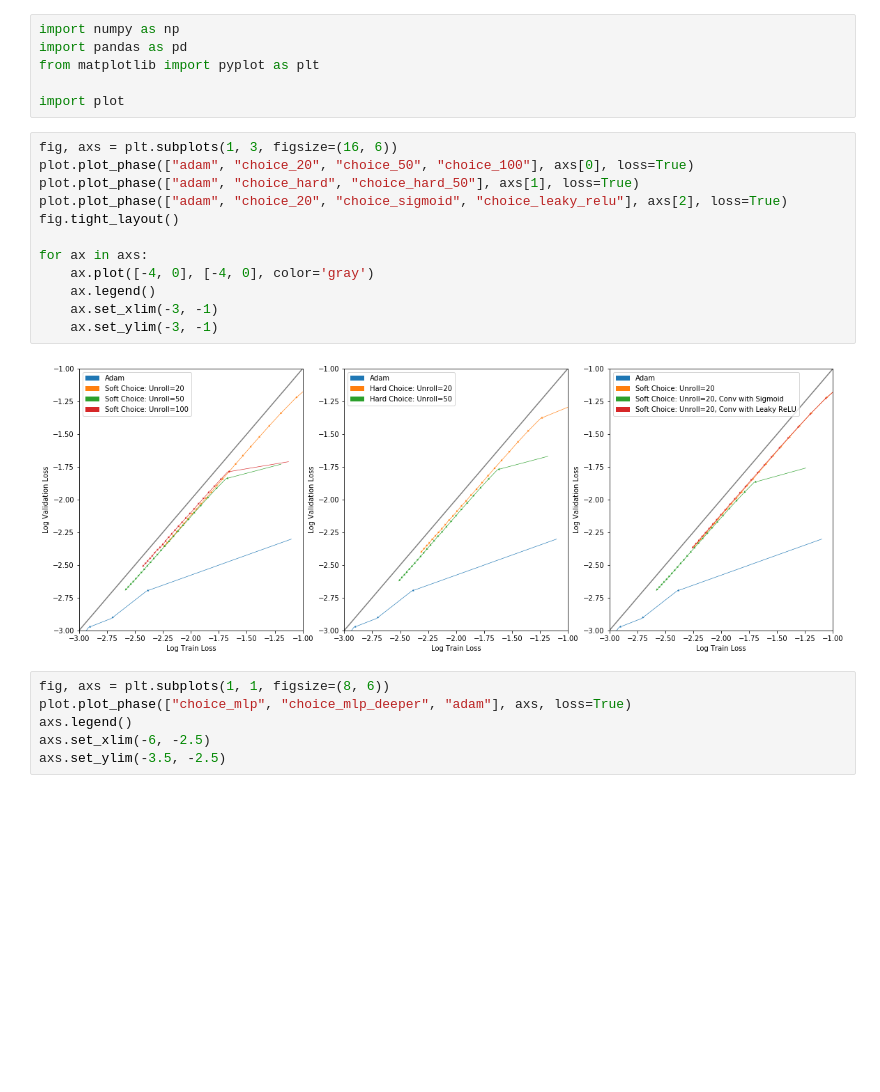
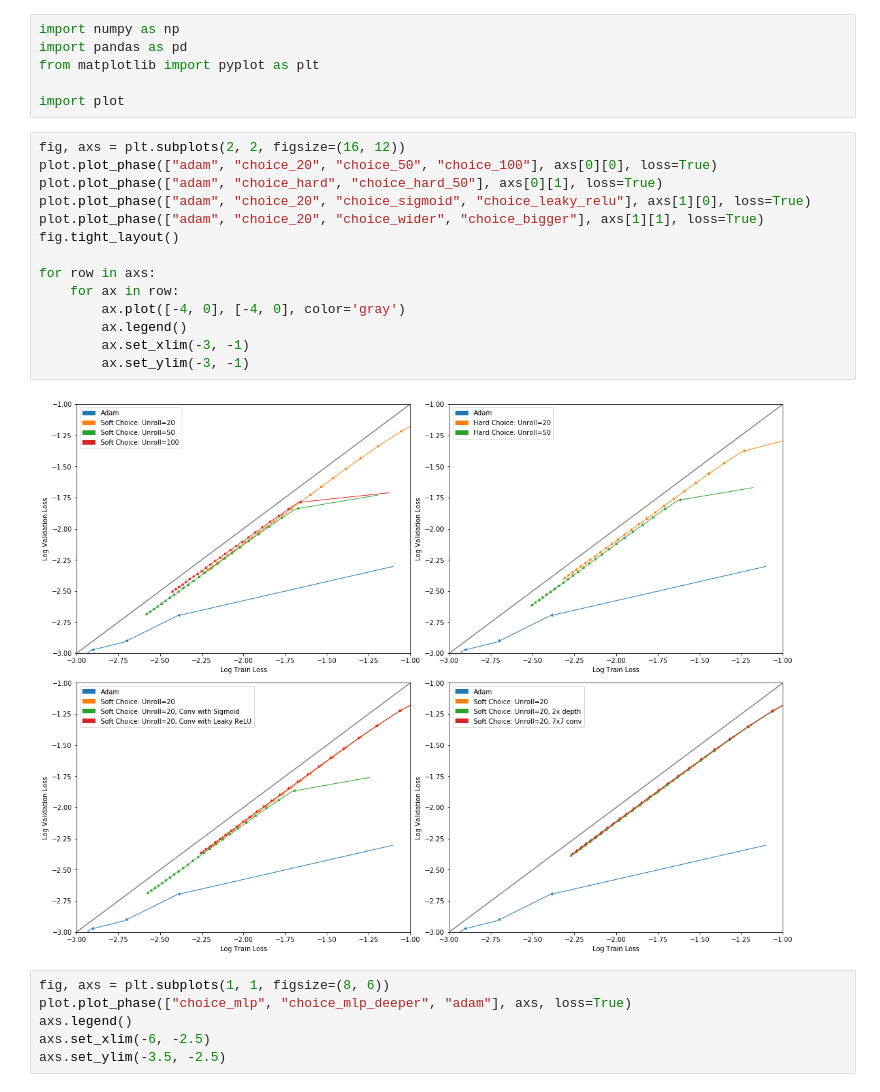
Before and after one commit to thetianshuhuang/l2o, a Jupyter notebook: Untitled.ipynb, the cells around one changed output. Cells and saved outputs as stored; diff of their text form; blank space fills up the shorter version.

```diff
--- a/Untitled.ipynb
+++ b/Untitled.ipynb
@@ -5,19 +5,21 @@ from matplotlib import pyplot as plt
 
 import plot
 # %%
-fig, axs = plt.subplots(1, 3, figsize=(16, 6))
-plot.plot_phase(["adam", "choice_20", "choice_50", "choice_100"], axs[0], loss=True)
-plot.plot_phase(["adam", "choice_hard", "choice_hard_50"], axs[1], loss=True)
-plot.plot_phase(["adam", "choice_20", "choice_sigmoid", "choice_leaky_relu"], axs[2], loss=True)
+fig, axs = plt.subplots(2, 2, figsize=(16, 12))
+plot.plot_phase(["adam", "choice_20", "choice_50", "choice_100"], axs[0][0], loss=True)
+plot.plot_phase(["adam", "choice_hard", "choice_hard_50"], axs[0][1], loss=True)
+plot.plot_phase(["adam", "choice_20", "choice_sigmoid", "choice_leaky_relu"], axs[1][0], loss=True)
+plot.plot_phase(["adam", "choice_20", "choice_wider", "choice_bigger"], axs[1][1], loss=True)
 fig.tight_layout()
 
-for ax in axs:
-    ax.plot([-4, 0], [-4, 0], color='gray')
-    ax.legend()
-    ax.set_xlim(-3, -1)
-    ax.set_ylim(-3, -1)
+for row in axs:
+    for ax in row:
+        ax.plot([-4, 0], [-4, 0], color='gray')
+        ax.legend()
+        ax.set_xlim(-3, -1)
+        ax.set_ylim(-3, -1)
 # %% [output]
-[figure, old version]
+[figure, new version]
 # %%
 fig, axs = plt.subplots(1, 1, figsize=(8, 6))
 plot.plot_phase(["choice_mlp", "choice_mlp_deeper", "adam"], axs, loss=True)
```
Also changed, not shown: parts of 1 cell of this notebook, 4 other files.
